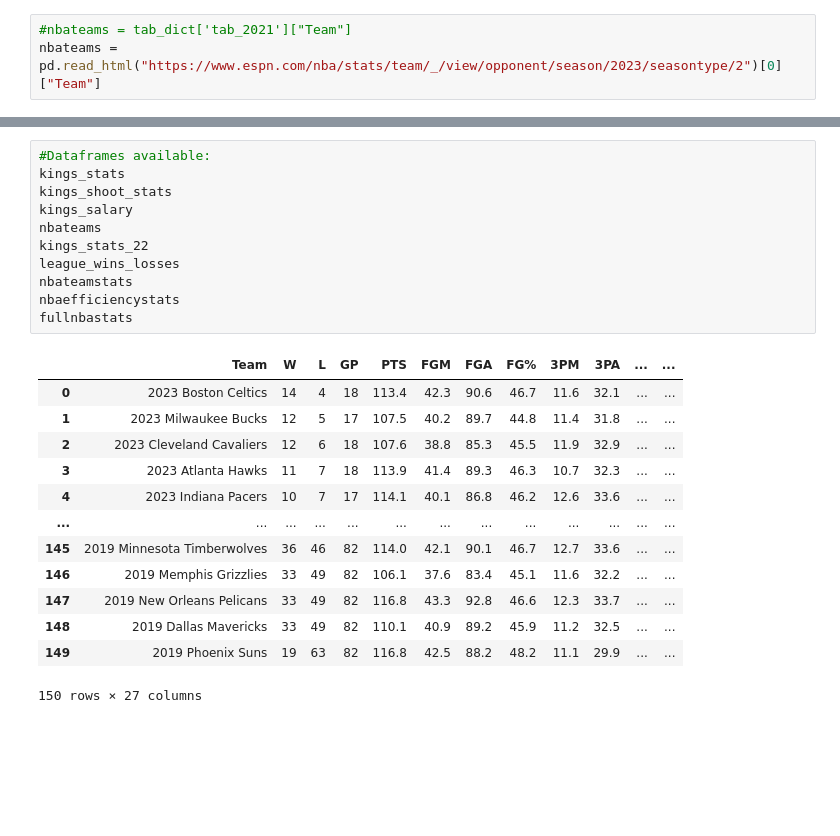
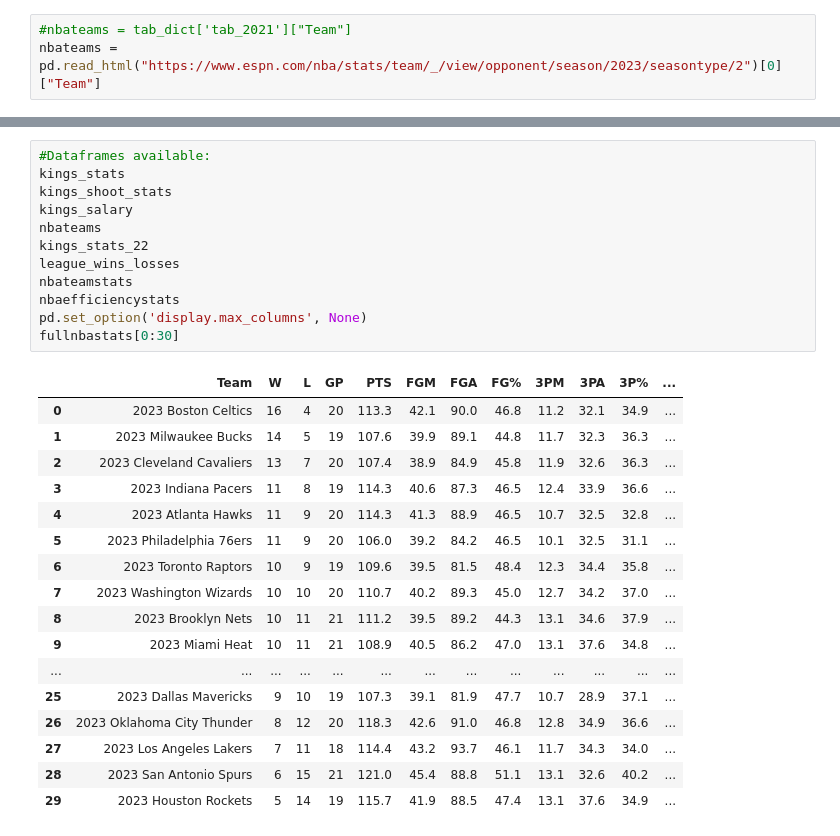
Before and after one commit to mattmori21/Kings-Project, a Jupyter notebook: data.ipynb, the cells around one changed output, grey strips where cells are left out. Cells and saved outputs as stored; diff of their text form; blank space fills up the shorter version.

```diff
--- a/data.ipynb
+++ b/data.ipynb
@@ -329,25 +297,30 @@ ast_to_graphdf
 # %%
 #Dataframes available:
 kings_stats
 kings_shoot_stats
 kings_salary
 nbateams
 kings_stats_22
 league_wins_losses
 nbateamstats
 nbaefficiencystats
-fullnbastats
+pd.set_option('display.max_columns', None)
+fullnbastats[0:30]
 # %% [output]
-|  | Team | W | L | GP | PTS | FGM | FGA | FG% | 3PM | 3PA | ... | ... |
-| 0 | 2023 Boston Celtics | 14 | 4 | 18 | 113.4 | 42.3 | 90.6 | 46.7 | 11.6 | 32.1 | ... | ... |
-| 1 | 2023 Milwaukee Bucks | 12 | 5 | 17 | 107.5 | 40.2 | 89.7 | 44.8 | 11.4 | 31.8 | ... | ... |
-| 2 | 2023 Cleveland Cavaliers | 12 | 6 | 18 | 107.6 | 38.8 | 85.3 | 45.5 | 11.9 | 32.9 | ... | ... |
-| 3 | 2023 Atlanta Hawks | 11 | 7 | 18 | 113.9 | 41.4 | 89.3 | 46.3 | 10.7 | 32.3 | ... | ... |
-| 4 | 2023 Indiana Pacers | 10 | 7 | 17 | 114.1 | 40.1 | 86.8 | 46.2 | 12.6 | 33.6 | ... | ... |
+|  | Team | W | L | GP | PTS | FGM | FGA | FG% | 3PM | 3PA | 3P% | ... |
+| 0 | 2023 Boston Celtics | 16 | 4 | 20 | 113.3 | 42.1 | 90.0 | 46.8 | 11.2 | 32.1 | 34.9 | ... |
+| 1 | 2023 Milwaukee Bucks | 14 | 5 | 19 | 107.6 | 39.9 | 89.1 | 44.8 | 11.7 | 32.3 | 36.3 | ... |
+| 2 | 2023 Cleveland Cavaliers | 13 | 7 | 20 | 107.4 | 38.9 | 84.9 | 45.8 | 11.9 | 32.6 | 36.3 | ... |
+| 3 | 2023 Indiana Pacers | 11 | 8 | 19 | 114.3 | 40.6 | 87.3 | 46.5 | 12.4 | 33.9 | 36.6 | ... |
+| 4 | 2023 Atlanta Hawks | 11 | 9 | 20 | 114.3 | 41.3 | 88.9 | 46.5 | 10.7 | 32.5 | 32.8 | ... |
+| 5 | 2023 Philadelphia 76ers | 11 | 9 | 20 | 106.0 | 39.2 | 84.2 | 46.5 | 10.1 | 32.5 | 31.1 | ... |
+| 6 | 2023 Toronto Raptors | 10 | 9 | 19 | 109.6 | 39.5 | 81.5 | 48.4 | 12.3 | 34.4 | 35.8 | ... |
+| 7 | 2023 Washington Wizards | 10 | 10 | 20 | 110.7 | 40.2 | 89.3 | 45.0 | 12.7 | 34.2 | 37.0 | ... |
+| 8 | 2023 Brooklyn Nets | 10 | 11 | 21 | 111.2 | 39.5 | 89.2 | 44.3 | 13.1 | 34.6 | 37.9 | ... |
+| 9 | 2023 Miami Heat | 10 | 11 | 21 | 108.9 | 40.5 | 86.2 | 47.0 | 13.1 | 37.6 | 34.8 | ... |
 | ... | ... | ... | ... | ... | ... | ... | ... | ... | ... | ... | ... | ... |
-| 145 | 2019 Minnesota Timberwolves | 36 | 46 | 82 | 114.0 | 42.1 | 90.1 | 46.7 | 12.7 | 33.6 | ... | ... |
-| 146 | 2019 Memphis Grizzlies | 33 | 49 | 82 | 106.1 | 37.6 | 83.4 | 45.1 | 11.6 | 32.2 | ... | ... |
-| 147 | 2019 New Orleans Pelicans | 33 | 49 | 82 | 116.8 | 43.3 | 92.8 | 46.6 | 12.3 | 33.7 | ... | ... |
-| 148 | 2019 Dallas Mavericks | 33 | 49 | 82 | 110.1 | 40.9 | 89.2 | 45.9 | 11.2 | 32.5 | ... | ... |
-| 149 | 2019 Phoenix Suns | 19 | 63 | 82 | 116.8 | 42.5 | 88.2 | 48.2 | 11.1 | 29.9 | ... | ... |
+| 25 | 2023 Dallas Mavericks | 9 | 10 | 19 | 107.3 | 39.1 | 81.9 | 47.7 | 10.7 | 28.9 | 37.1 | ... |
+| 26 | 2023 Oklahoma City Thunder | 8 | 12 | 20 | 118.3 | 42.6 | 91.0 | 46.8 | 12.8 | 34.9 | 36.6 | ... |
+| 27 | 2023 Los Angeles Lakers | 7 | 11 | 18 | 114.4 | 43.2 | 93.7 | 46.1 | 11.7 | 34.3 | 34.0 | ... |
+| 28 | 2023 San Antonio Spurs | 6 | 15 | 21 | 121.0 | 45.4 | 88.8 | 51.1 | 13.1 | 32.6 | 40.2 | ... |
+| 29 | 2023 Houston Rockets | 5 | 14 | 19 | 115.7 | 41.9 | 88.5 | 47.4 | 13.1 | 37.6 | 34.9 | ... |
-150 rows × 27 columns
```
Also changed, not shown: parts of 14 cells of this notebook.
